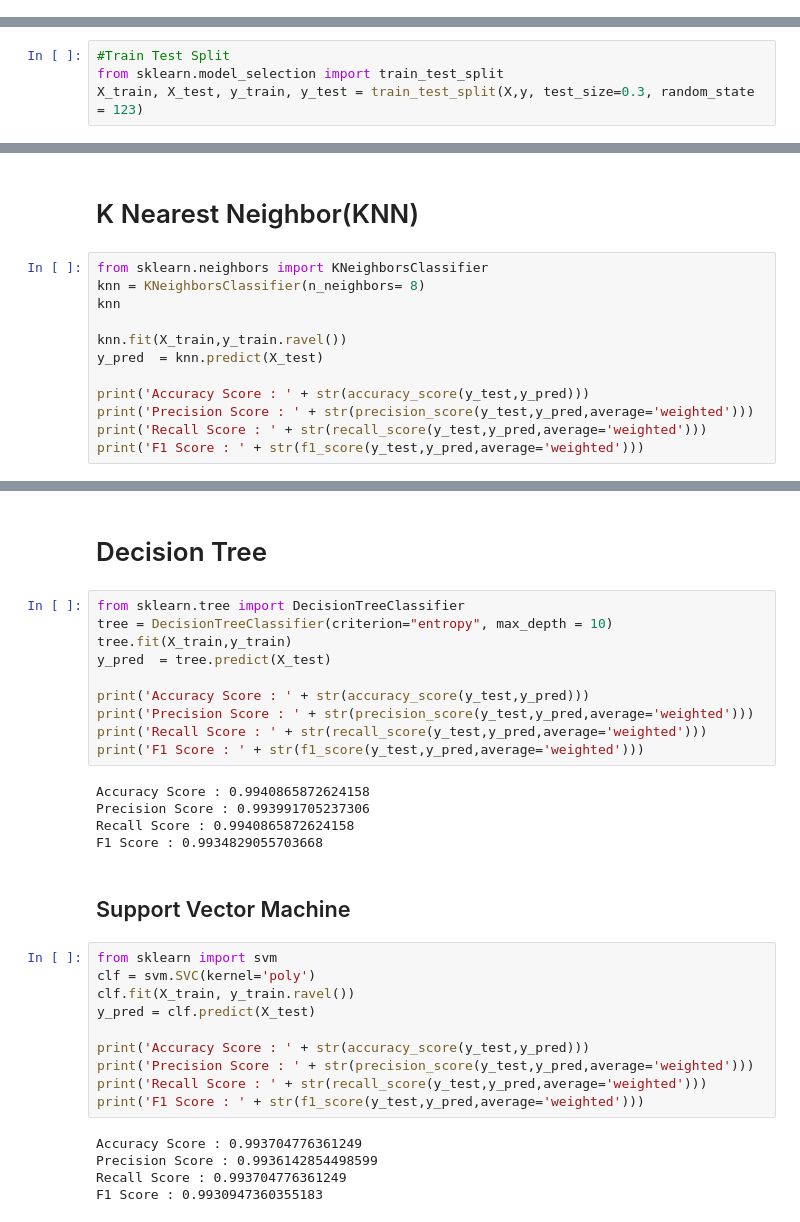
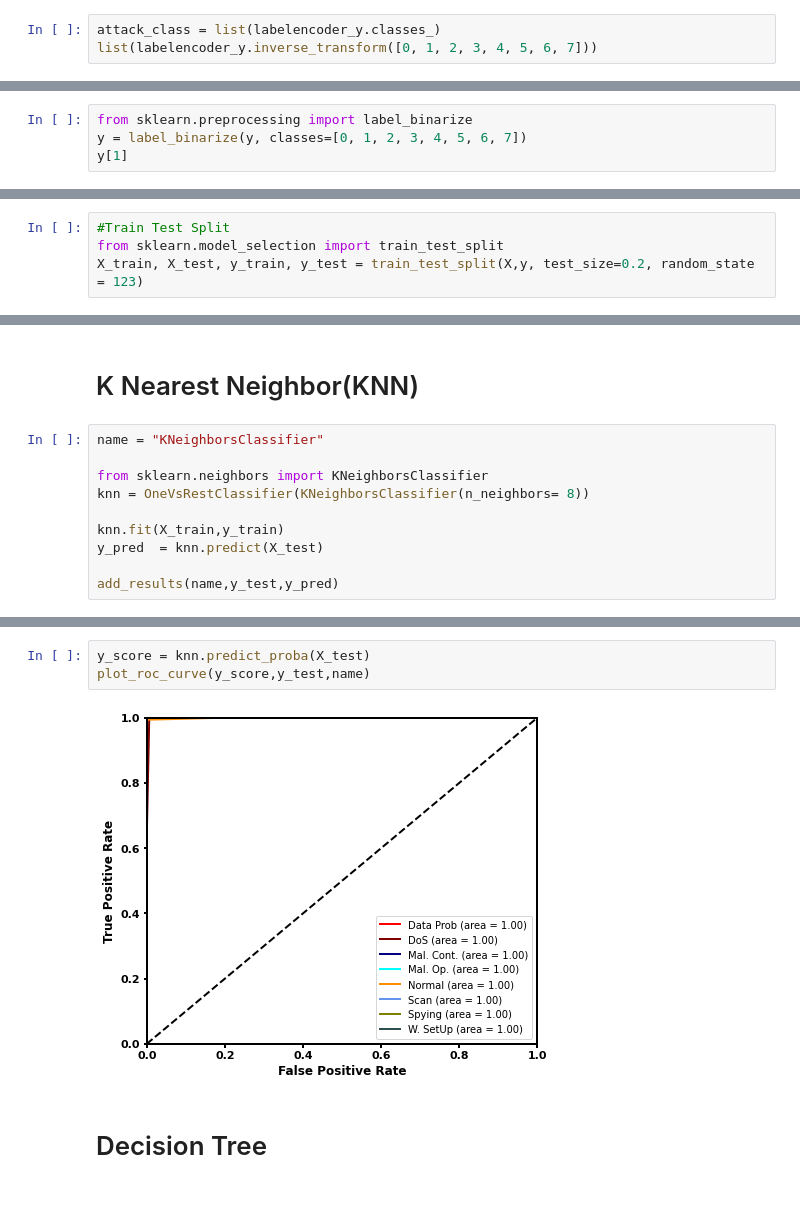
Before and after one commit to labonisarkar/IoT, a Jupyter notebook: IoTNoteBook.ipynb, the cells around one changed output, grey strips where cells are left out. Drawn from its saved outputs; the diff is of its cells as text.

```diff
--- a/IoTNoteBook.ipynb
+++ b/IoTNoteBook.ipynb
@@ -369,0 +381,3 @@ y = labelencoder.fit_transform(iot['normality'].values).reshape(-1,1)
+# %%
+attack_class = list(labelencoder_y.classes_)
+list(labelencoder_y.inverse_transform([0, 1, 2, 3, 4, 5, 6, 7]))
@@ -369,0 +393,4 @@ y = labelencoder.fit_transform(iot['normality'].values).reshape(-1,1)
+# %%
+from sklearn.preprocessing import label_binarize
+y = label_binarize(y, classes=[0, 1, 2, 3, 4, 5, 6, 7])
+y[1]
@@ -379,4 +408,4 @@ report = {}
 # %%
 #Train Test Split
 from sklearn.model_selection import train_test_split
-X_train, X_test, y_train, y_test = train_test_split(X,y, test_size=0.3, random_state = 123)
+X_train, X_test, y_train, y_test = train_test_split(X,y, test_size=0.2, random_state = 123)
@@ -383,15 +465,13 @@ X_train, X_test, y_train, y_test = train_test_split(X,y, test_size=0.3, random_s
 # %% [markdown]
 # K Nearest Neighbor(KNN)
 # %%
+name = "KNeighborsClassifier"
+
 from sklearn.neighbors import KNeighborsClassifier
-knn = KNeighborsClassifier(n_neighbors= 8)
-knn
+knn = OneVsRestClassifier(KNeighborsClassifier(n_neighbors= 8))
 
-knn.fit(X_train,y_train.ravel())
+knn.fit(X_train,y_train)
 y_pred  = knn.predict(X_test)
 
-print('Accuracy Score : ' + str(accuracy_score(y_test,y_pred)))
-print('Precision Score : ' + str(precision_score(y_test,y_pred,average='weighted')))
-print('Recall Score : ' + str(recall_score(y_test,y_pred,average='weighted')))
-print('F1 Score : ' + str(f1_score(y_test,y_pred,average='weighted')))
+add_results(name,y_test,y_pred)
 # %% [output]
@@ -402,34 +501,7 @@ F1 Score : 0.994331517091249
+# %%
+y_score = knn.predict_proba(X_test)
+plot_roc_curve(y_score,y_test,name)
+# %% [output]
+[figure, added]
 # %% [markdown]
 # Decision Tree
-# %%
-from sklearn.tree import DecisionTreeClassifier
-tree = DecisionTreeClassifier(criterion="entropy", max_depth = 10)
-tree.fit(X_train,y_train)
-y_pred  = tree.predict(X_test)
-
-print('Accuracy Score : ' + str(accuracy_score(y_test,y_pred)))
-print('Precision Score : ' + str(precision_score(y_test,y_pred,average='weighted')))
-print('Recall Score : ' + str(recall_score(y_test,y_pred,average='weighted')))
-print('F1 Score : ' + str(f1_score(y_test,y_pred,average='weighted')))
-# %% [output]
-Accuracy Score : 0.9940865872624158
-Precision Score : 0.993991705237306
-Recall Score : 0.9940865872624158
-F1 Score : 0.9934829055703668
-# %% [markdown]
-## Support Vector Machine
-# %%
-from sklearn import svm
-clf = svm.SVC(kernel='poly')
-clf.fit(X_train, y_train.ravel())
-y_pred = clf.predict(X_test)
-
-print('Accuracy Score : ' + str(accuracy_score(y_test,y_pred)))
-print('Precision Score : ' + str(precision_score(y_test,y_pred,average='weighted')))
-print('Recall Score : ' + str(recall_score(y_test,y_pred,average='weighted')))
-print('F1 Score : ' + str(f1_score(y_test,y_pred,average='weighted')))
-# %% [output]
-Accuracy Score : 0.993704776361249
-Precision Score : 0.9936142854498599
-Recall Score : 0.993704776361249
-F1 Score : 0.9930947360355183
```
Also changed, not shown: parts of 53 cells of this notebook.
